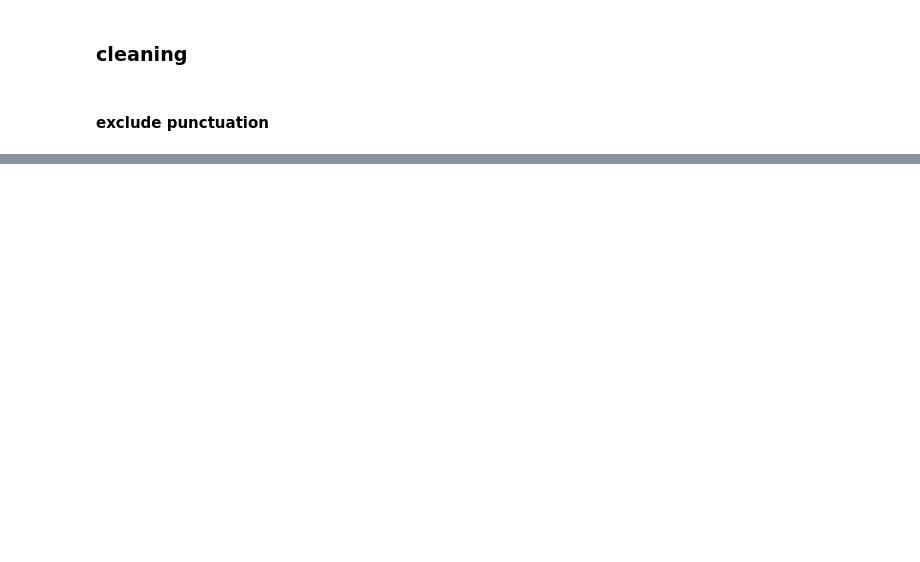
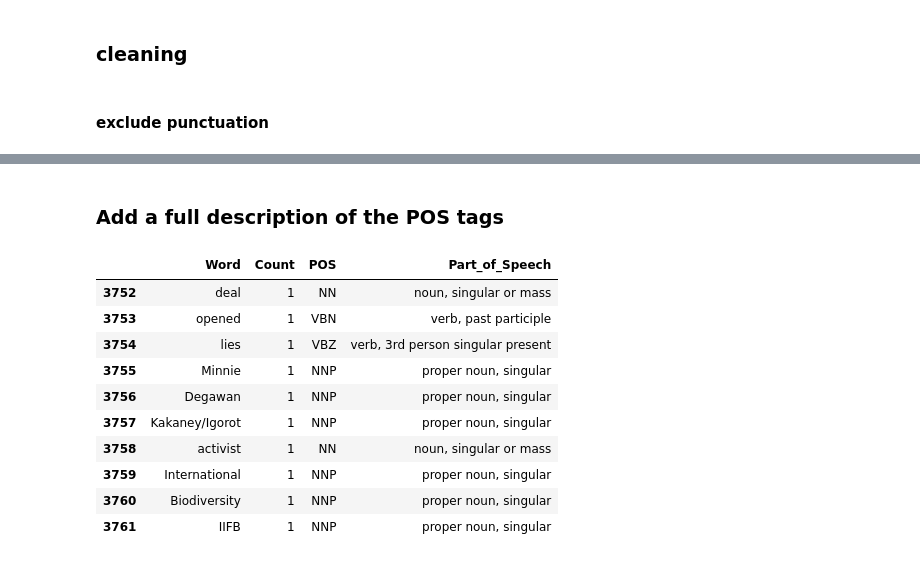
Before and after one commit to cordovez/the_guardian_vocabulary, a Jupyter notebook: guardianscraper/guardian_vocab_2.ipynb, the cells around one changed output, grey strips where cells are left out. Drawn from its saved outputs; the diff is of its cells as text; code cells hidden in the pictures; blank space fills up the shorter version.

```diff
--- a/guardianscraper/guardian_vocab_2.ipynb
+++ b/guardianscraper/guardian_vocab_2.ipynb
@@ -335,0 +196,54 @@ back to the dictionary:
+# %% [markdown]
+### Add a full description of the POS tags
+# %%
+tag_map = {'CC': 'coordinating conjunction',
+           'CD': 'cardinal digit',
+           'DT': 'determiner',
+           'EX': 'existential there',
+           'FW': 'foreign word',
+           'IN': 'preposition or subordinating conjunction',
+           'JJ': 'adjective',
+           'JJR': 'adjective, comparative',
+           'JJS': 'adjective, superlative',
+           'LS': 'list marker',
+           'MD': 'modal',
+           'NN': 'noun, singular or mass',
+           'NNS': 'noun, plural',
+           'NNP': 'proper noun, singular',
+           'NNPS': 'proper noun, plural',
+           'PDT': 'predeterminer',
+           'POS': 'possessive ending',
+           'PRP': 'personal pronoun',
+           'PRP$': 'possessive pronoun',
+           'RB': 'adverb',
+           'RBR': 'adverb, comparative',
+           'RBS': 'adverb, superlative',
+           'RP': 'particle',
+           'SYM': 'symbol',
+           'TO': 'to',
+           'UH': 'interjection',
+           'VB': 'verb, base form',
+           'VBD': 'verb, past tense',
+           'VBG': 'verb, gerund or present participle',
+           'VBN': 'verb, past participle',
+           'VBP': 'verb, non-3rd person singular present',
+           'VBZ': 'verb, 3rd person singular present',
+           'WDT': 'wh-determiner',
+           'WP': 'wh-pronoun',
+           'WP$': 'possessive wh-pronoun',
+           'WRB': 'wh-adverb'}
+# %%
+vocabulary_df['Part_of_Speech'] = vocabulary_df['POS'].map(tag_map)
+vocabulary_df.tail(10)
+# %% [output]
+|  | Word | Count | POS | Part_of_Speech |
+| 3752 | deal | 1 | NN | noun, singular or mass |
+| 3753 | opened | 1 | VBN | verb, past participle |
+| 3754 | lies | 1 | VBZ | verb, 3rd person singular present |
+| 3755 | Minnie | 1 | NNP | proper noun, singular |
+| 3756 | Degawan | 1 | NNP | proper noun, singular |
+| 3757 | Kakaney/Igorot | 1 | NNP | proper noun, singular |
+| 3758 | activist | 1 | NN | noun, singular or mass |
+| 3759 | International | 1 | NNP | proper noun, singular |
+| 3760 | Biodiversity | 1 | NNP | proper noun, singular |
+| 3761 | IIFB | 1 | NNP | proper noun, singular |
```
Also changed, not shown: parts of 70 cells of this notebook, 13 other files.
